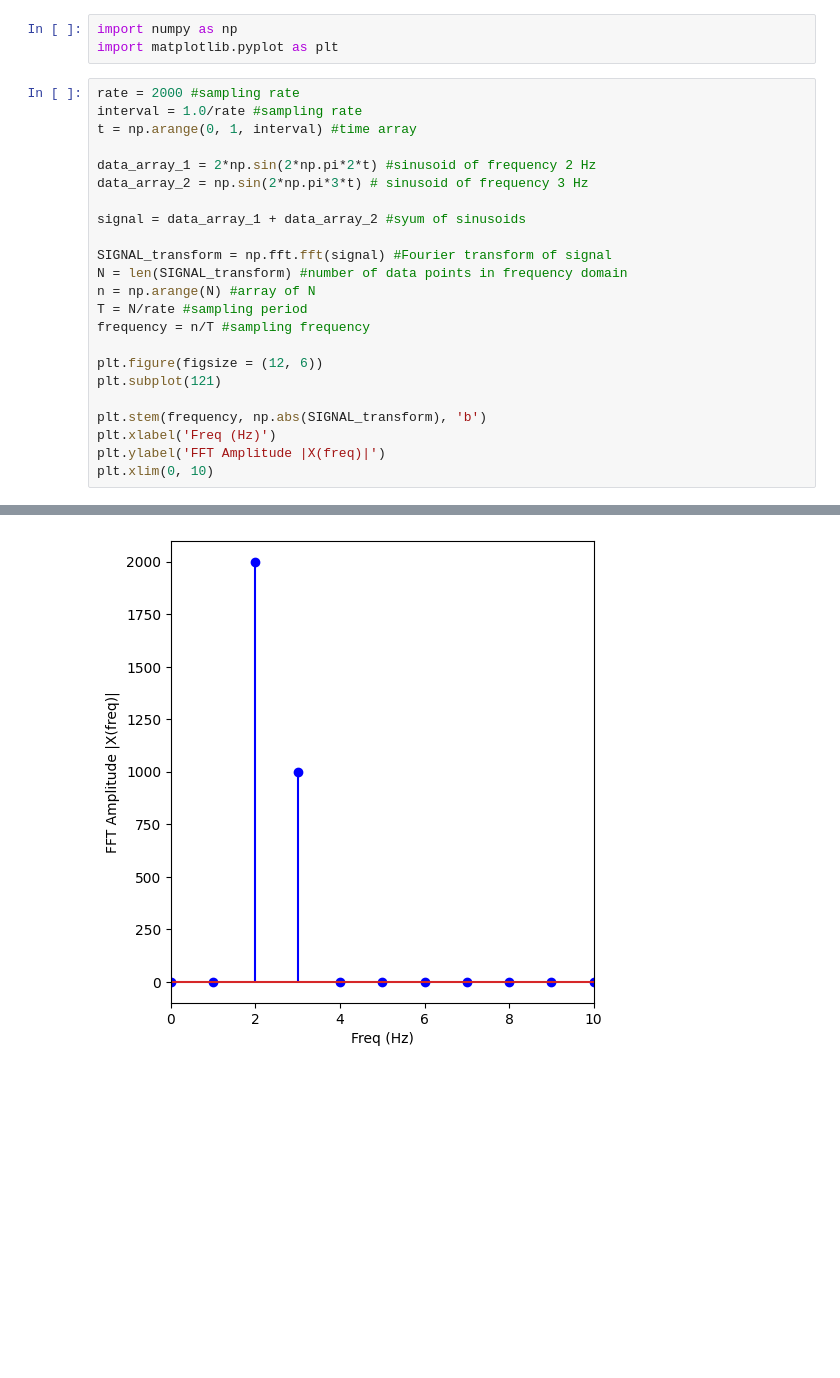
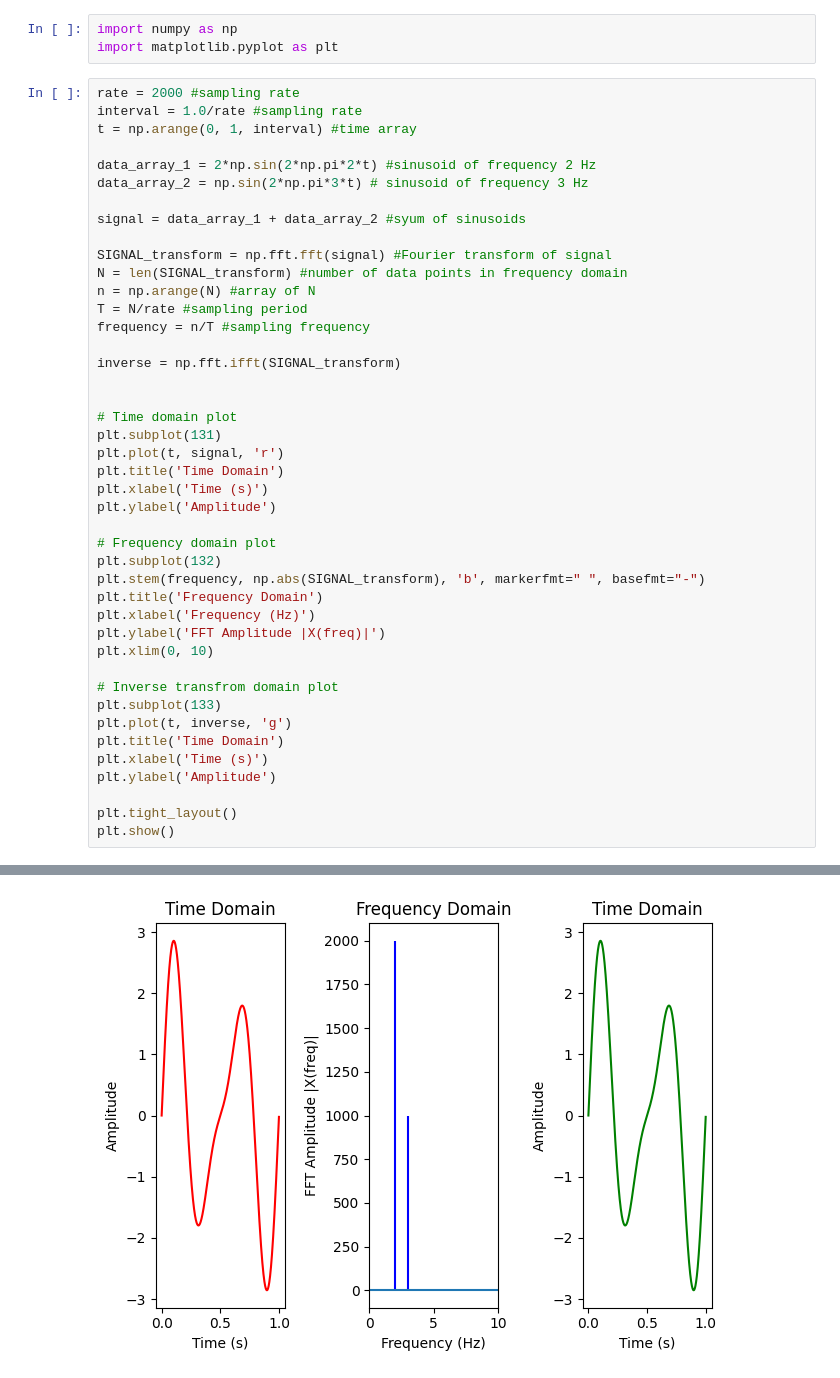
Before and after one commit to Lina87000/MusicSampling, a Jupyter notebook: main.ipynb, the cells around one changed output, grey strips where cells are left out. Cells and saved outputs as stored; diff of their text form; blank space fills up the shorter version.

```diff
--- a/main.ipynb
+++ b/main.ipynb
@@ -17,11 +17,31 @@ n = np.arange(N) #array of N
 T = N/rate #sampling period
 frequency = n/T #sampling frequency
 
-plt.figure(figsize = (12, 6))
-plt.subplot(121)
+inverse = np.fft.ifft(SIGNAL_transform)
 
-plt.stem(frequency, np.abs(SIGNAL_transform), 'b')
-plt.xlabel('Freq (Hz)')
+
+# Time domain plot
+plt.subplot(131)
+plt.plot(t, signal, 'r')
+plt.title('Time Domain')
+plt.xlabel('Time (s)')
+plt.ylabel('Amplitude')
+
+# Frequency domain plot
+plt.subplot(132)
+plt.stem(frequency, np.abs(SIGNAL_transform), 'b', markerfmt=" ", basefmt="-")
+plt.title('Frequency Domain')
+plt.xlabel('Frequency (Hz)')
 plt.ylabel('FFT Amplitude |X(freq)|')
 plt.xlim(0, 10)
+
+# Inverse transfrom domain plot
+plt.subplot(133)
+plt.plot(t, inverse, 'g')
+plt.title('Time Domain')
+plt.xlabel('Time (s)')
+plt.ylabel('Amplitude')
+
+plt.tight_layout()
+plt.show()
 # %% [output]
@@ -29 +48 @@ plt.xlim(0, 10)
-[figure, old version]
+[figure, new version]
```
Also changed, not shown: parts of 2 cells of this notebook, 1 other file.
